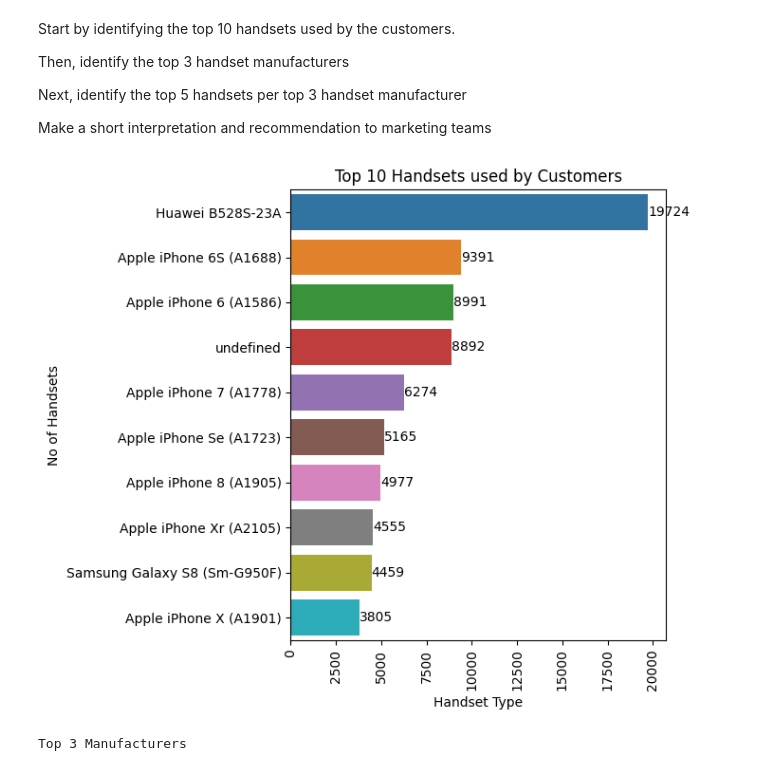
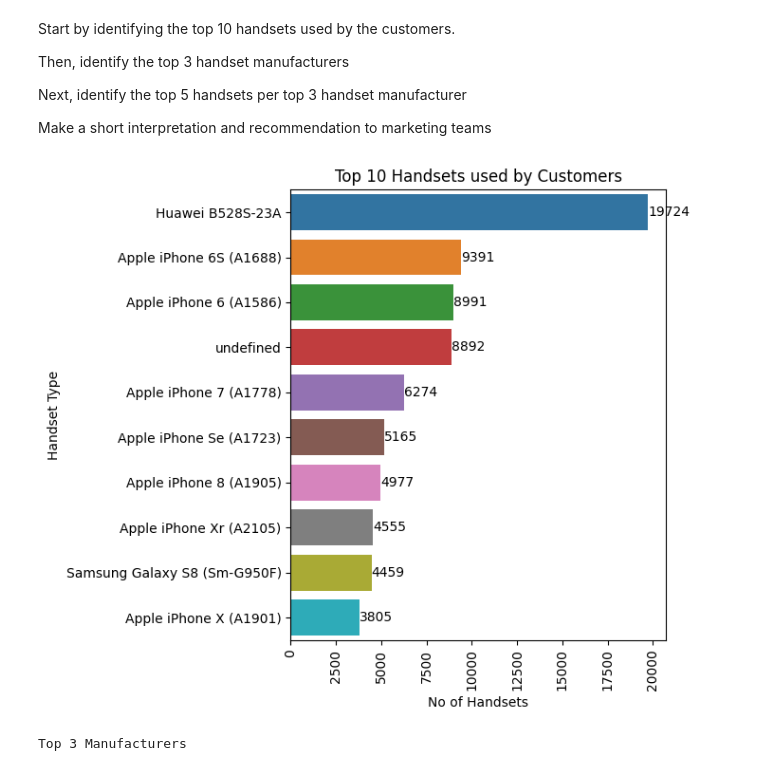
Before and after one commit to epythonlab/10academy-aim-week2-challenge, a Jupyter notebook: notebooks/user_analysis_notebook.ipynb, the cells around one changed output. Drawn from its saved outputs; the diff is of its cells as text; code cells hidden in the pictures.

Commit message:
Updated bar plot in user analysis notebook

```diff
--- a/notebooks/user_analysis_notebook.ipynb
+++ b/notebooks/user_analysis_notebook.ipynb
@@ -163,22 +163,22 @@ top_10 = ha.top_handsets(top_n=10).reset_index()
 # %%
 # Bar Plot of top 10 bandsets
 plt.figure(figsize=(7, 6))
 barplot = sn.barplot(x='count', y='Handset Type', data=top_10, hue='Handset Type')
 
 # Add counts on the end of each bar
 for index, value in enumerate(top_10['count']):
     barplot.text(value, index, f'{value}', va='center', ha='left', color='black')
 
 # Rotate x-axis labels to 90 degrees
 plt.xticks(rotation=90)
 
 plt.title('Top 10 Handsets used by Customers')
-plt.xlabel('Handset Type')
-plt.ylabel('No of Handsets')
+plt.ylabel('Handset Type')
+plt.xlabel('No of Handsets')
 plt.tight_layout()
 plt.show()
 # %% [output]
-[figure, old version]
+[figure, new version]
 # %%
 # Top 3 manufactures
 print('Top 3 Manufacturers')
```
Also changed, not shown: parts of 4 cells of this notebook.
